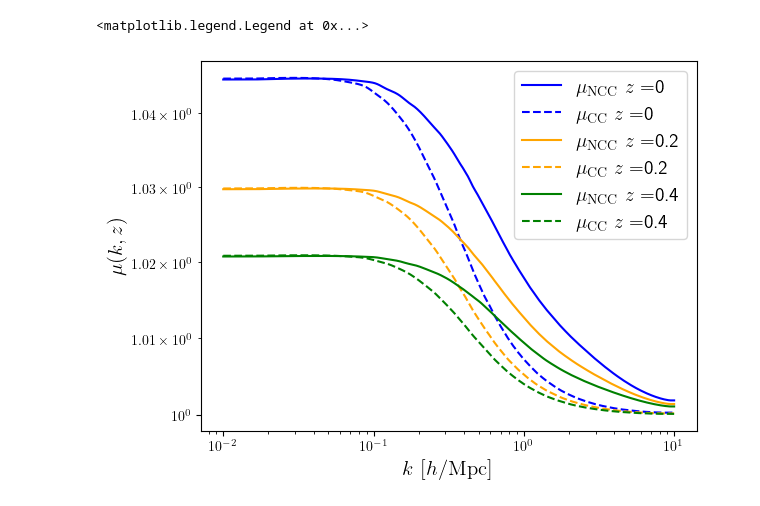
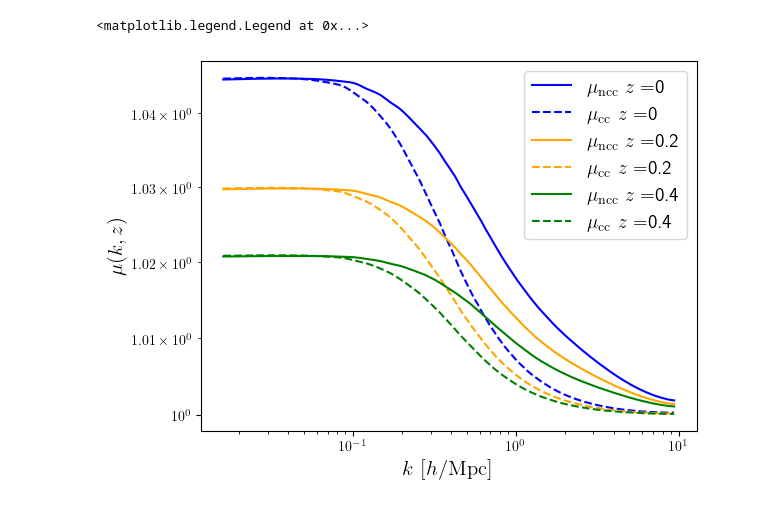
Before and after one commit to Ahmadnouriz/k-essence-emulator, a Jupyter notebook: notebooks/DEMO.ipynb, the cells around one changed output. Cells and saved outputs as stored; diff of their text form; code cells hidden in the pictures.

```diff
--- a/notebooks/DEMO.ipynb
+++ b/notebooks/DEMO.ipynb
@@ -28,8 +28,9 @@ cosmo_par = {
 z = [0,0.2,0.4]
 
 
-kk, muNCC = kemu.get_mu(cosmo_par,z,kk)
-kk, muCC = kemu_corr.get_mu(cosmo_par,z,kk)
+kk, muNCC = kemu.get_mu(cosmo_par,z)
+kk, muCC = kemu_corr.get_mu(cosmo_par,z)
 # %%
-kk
+%%time
+kk, muNCC = kemu.get_mu(cosmo_par,z)
 # %% [output]
@@ -53,16 +39,16 @@ array([ 0.01      ,  0.01006939,  0.01013925,  0.01020961,  0.01028045,
 # %%
 plt.rc("text", usetex=True)
 font = {"family": "normal", "size": 15}
 
 colors = ['blue','orange', 'green']
 
 for i in range(len(z)):
-    plt.loglog(kk,muNCC[i],label=r"$\mu_\mathrm{NCC}~z=$"+str(z[i]), c=colors[i])
-    plt.loglog(kk,muCC[i],label=r"$\mu_\mathrm{CC}~z=$"+str(z[i]), c=colors[i], linestyle = '--')
+    plt.loglog(kk,muNCC[i],label=r"$\mu_\mathrm{ncc}~z=$"+str(z[i]), c=colors[i])
+    plt.loglog(kk,muCC[i],label=r"$\mu_\mathrm{cc}~z=$"+str(z[i]), c=colors[i], linestyle = '--')
 
 
 plt.xlabel(r'$k\ [h/\rm{Mpc}]$', fontsize = 15); plt.ylabel(r'$\mu(k,z)$', fontsize = 15)
 plt.legend(fontsize = 14)
 # %% [output]
 <matplotlib.legend.Legend at 0x...>
-[figure, old version]
+[figure, new version]
```
Also changed, not shown: parts of 1 cell of this notebook.
